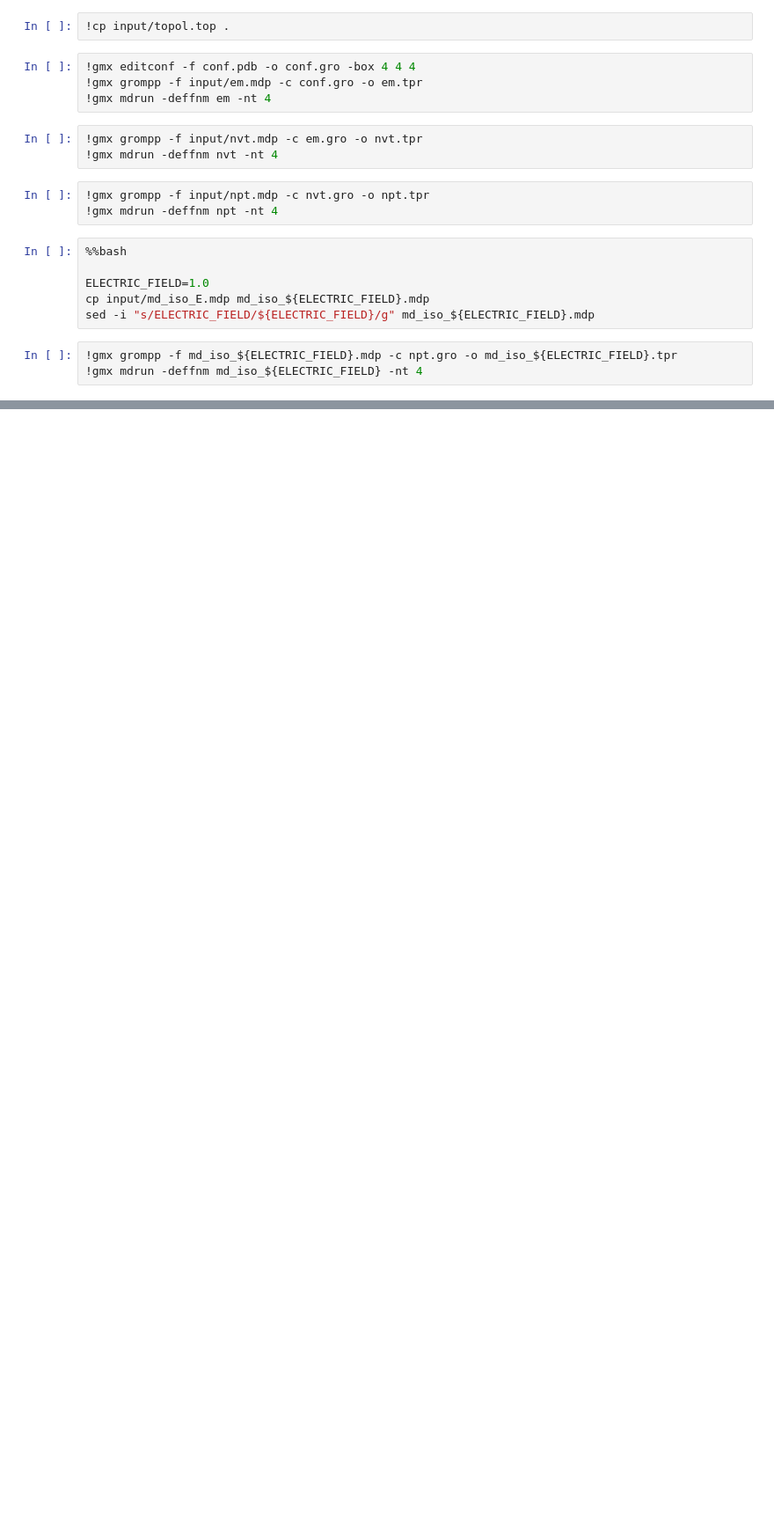
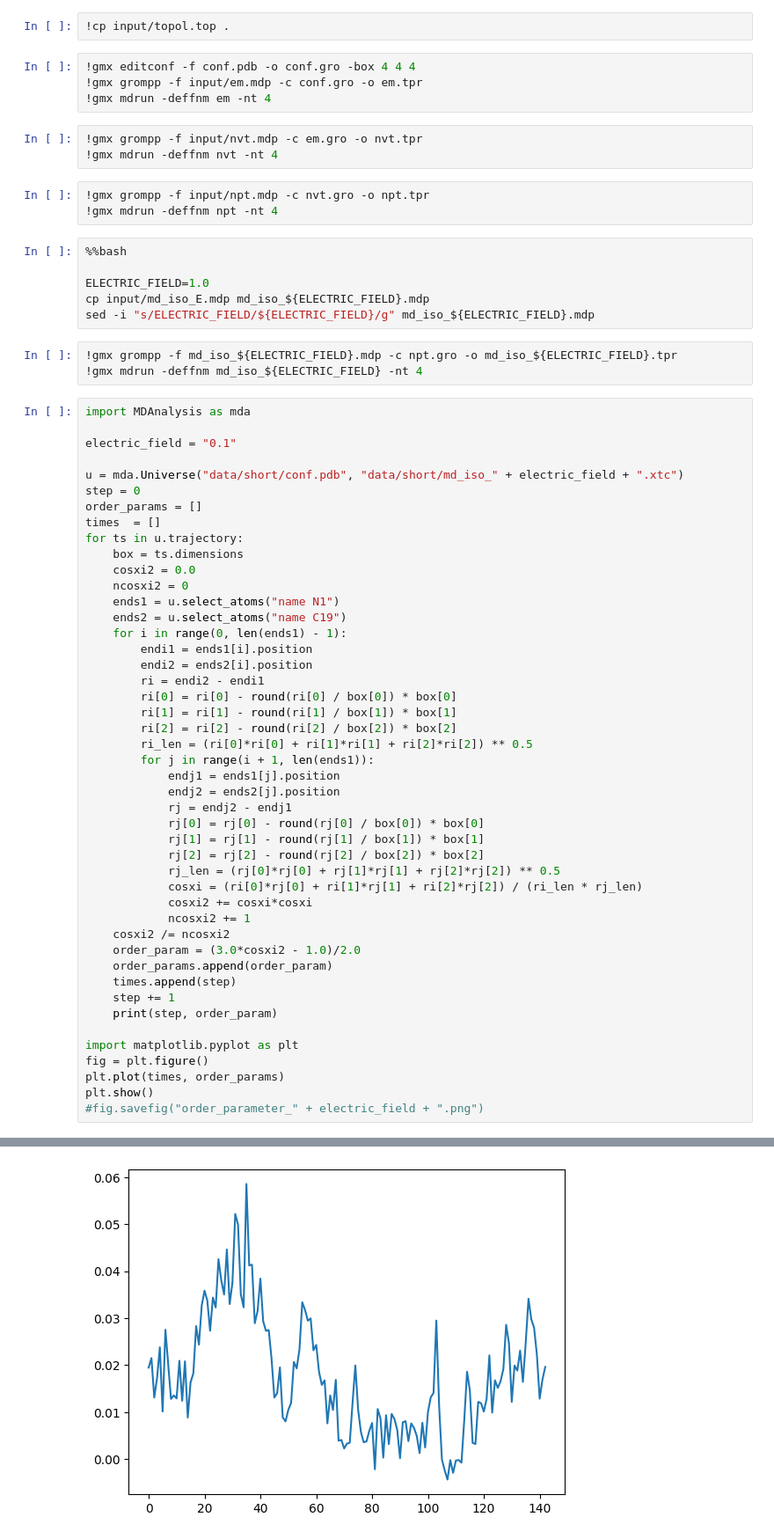
Before and after one commit to zhmurov/5cb-tutorial, a Jupyter notebook: tutorial.ipynb, the cells around one changed output, grey strips where cells are left out. Shown at 88% size. Drawn from its saved outputs; the diff is of its cells as text; blank space fills up the shorter version.

```diff
--- a/tutorial.ipynb
+++ b/tutorial.ipynb
@@ -35,3 +38,50 @@ sed -i "s/ELECTRIC_FIELD/${ELECTRIC_FIELD}/g" md_iso_${ELECTRIC_FIELD}.mdp
 # %%
 !gmx grompp -f md_iso_${ELECTRIC_FIELD}.mdp -c npt.gro -o md_iso_${ELECTRIC_FIELD}.tpr
 !gmx mdrun -deffnm md_iso_${ELECTRIC_FIELD} -nt 4
+# %%
+import MDAnalysis as mda
+
+electric_field = "0.1"
+
+u = mda.Universe("data/short/conf.pdb", "data/short/md_iso_" + electric_field + ".xtc")
+step = 0
+order_params = []
+times  = []
+for ts in u.trajectory:
+    box = ts.dimensions
+    cosxi2 = 0.0
+    ncosxi2 = 0
+    ends1 = u.select_atoms("name N1")
+    ends2 = u.select_atoms("name C19")
+    for i in range(0, len(ends1) - 1):
+        endi1 = ends1[i].position
+        endi2 = ends2[i].position
+        ri = endi2 - endi1
+        ri[0] = ri[0] - round(ri[0] / box[0]) * box[0]
+        ri[1] = ri[1] - round(ri[1] / box[1]) * box[1]
+        ri[2] = ri[2] - round(ri[2] / box[2]) * box[2]
+        ri_len = (ri[0]*ri[0] + ri[1]*ri[1] + ri[2]*ri[2]) ** 0.5
+        for j in range(i + 1, len(ends1)):
+            endj1 = ends1[j].position
+            endj2 = ends2[j].position
+            rj = endj2 - endj1
+            rj[0] = rj[0] - round(rj[0] / box[0]) * box[0]
+            rj[1] = rj[1] - round(rj[1] / box[1]) * box[1]
+            rj[2] = rj[2] - round(rj[2] / box[2]) * box[2]
+            rj_len = (rj[0]*rj[0] + rj[1]*rj[1] + rj[2]*rj[2]) ** 0.5
+            cosxi = (ri[0]*rj[0] + ri[1]*rj[1] + ri[2]*rj[2]) / (ri_len * rj_len)
+            cosxi2 += cosxi*cosxi
+            ncosxi2 += 1
+    cosxi2 /= ncosxi2
+    order_param = (3.0*cosxi2 - 1.0)/2.0
+    order_params.append(order_param)
+    times.append(step)
+    step += 1
+    print(step, order_param)
+
+import matplotlib.pyplot as plt
+fig = plt.figure()
+plt.plot(times, order_params)
+plt.show()
+#fig.savefig("order_parameter_" + electric_field + ".png")
+# %% [output]
@@ -37,0 +105 @@ sed -i "s/ELECTRIC_FIELD/${ELECTRIC_FIELD}/g" md_iso_${ELECTRIC_FIELD}.mdp
+[figure, added]
```
Also changed, not shown: parts of 2 cells of this notebook.
